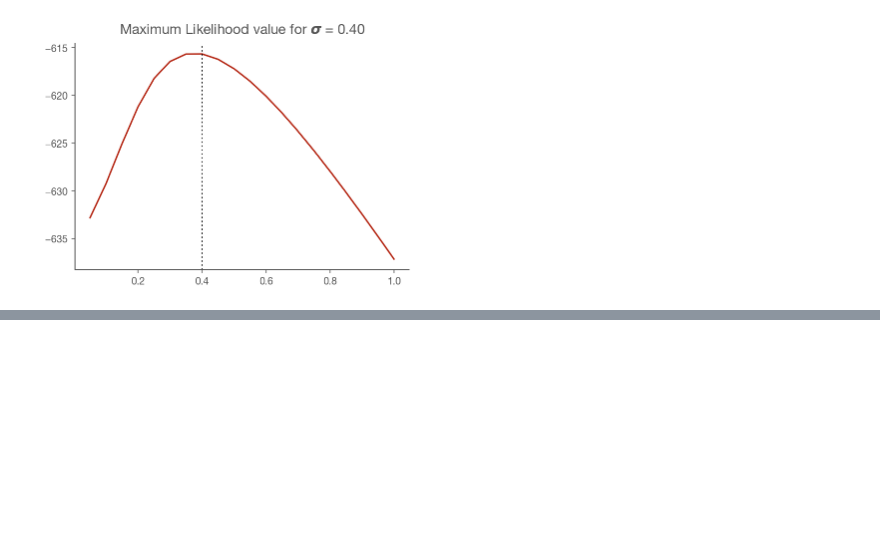
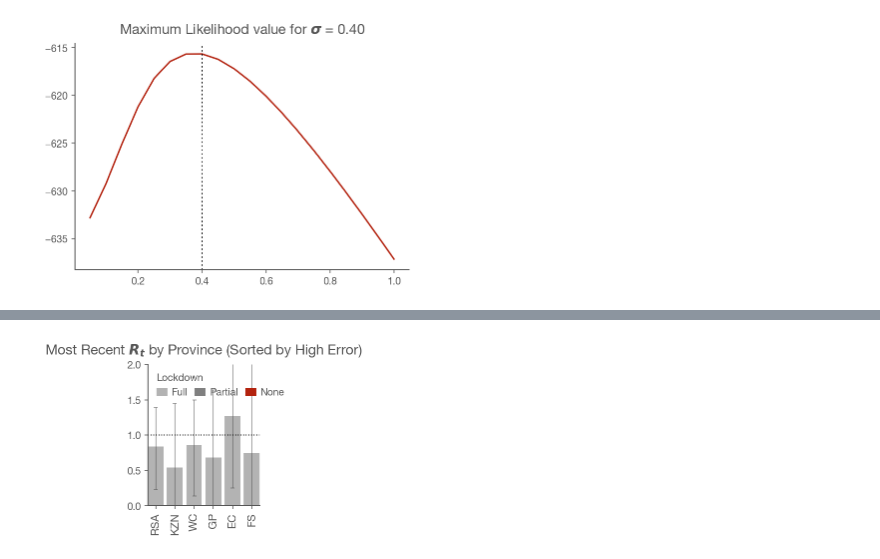
Before and after one commit to heerden/covid-19, a Jupyter notebook: Realtime_R0_World.ipynb, the cells around one changed output, grey strips where cells are left out. Saved outputs shown, nothing was run; the diff lists cells and outputs as text; code cells hidden in the pictures; blank space fills up the shorter version.

```diff
--- a/Realtime_R0_World.ipynb
+++ b/Realtime_R0_World.ipynb
@@ -238,0 +290,5 @@ fig.set_facecolor('w')
+# %%
+mr.sort_values('High_90', inplace=True)
+plot_standings(mr, title='Most Recent $R_t$ by Province (Sorted by High Error)');
+# %% [output]
+[figure, added]
```
Also changed, not shown: parts of 8 cells of this notebook.
